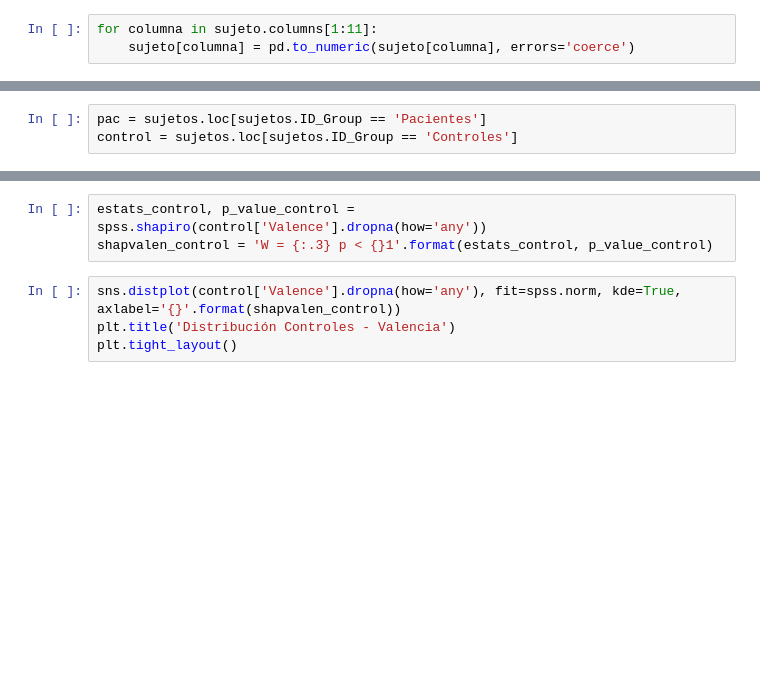
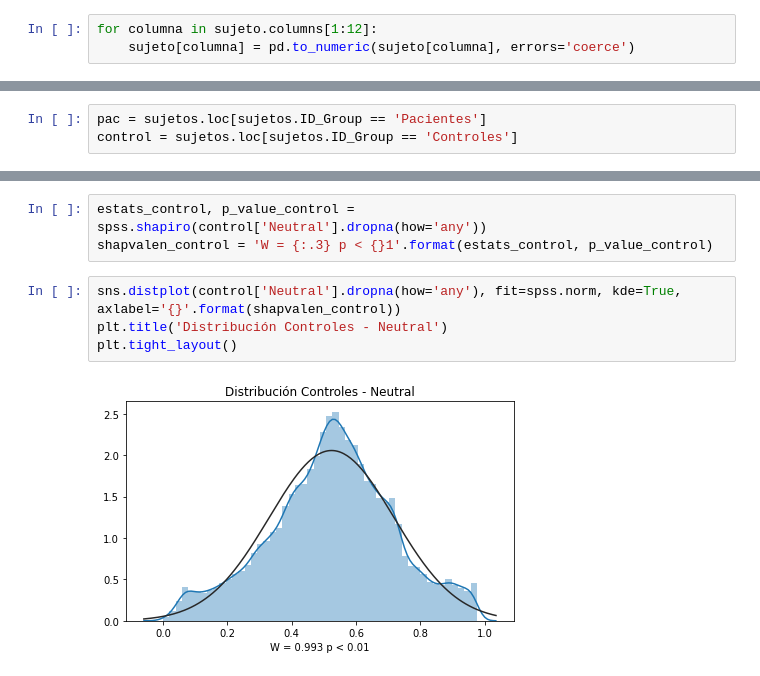
Before and after one commit to Sivlemx/Python-Pandas-DataScience, a Jupyter notebook: Python-Pandas-Clase-2.ipynb, the cells around one changed output, grey strips where cells are left out. Cells and saved outputs as stored; diff of their text form; blank space fills up the shorter version.

```diff
--- a/Python-Pandas-Clase-2.ipynb
+++ b/Python-Pandas-Clase-2.ipynb
@@ -1034,5 +1264,5 @@ ejemplo2.info()
 # %%
-for columna in sujeto.columns[1:11]:
+for columna in sujeto.columns[1:12]:
     sujeto[columna] = pd.to_numeric(sujeto[columna], errors='coerce')
 # %%
 sujeto.head()
@@ -1152,7 +1606,9 @@ plt.tight_layout()
 # %%
-estats_control, p_value_control = spss.shapiro(control['Valence'].dropna(how='any'))
+estats_control, p_value_control = spss.shapiro(control['Neutral'].dropna(how='any'))
 shapvalen_control = 'W = {:.3} p < {}1'.format(estats_control, p_value_control)
 # %%
-sns.distplot(control['Valence'].dropna(how='any'), fit=spss.norm, kde=True, axlabel='{}'.format(shapvalen_control))
-plt.title('Distribución Controles - Valencia')
+sns.distplot(control['Neutral'].dropna(how='any'), fit=spss.norm, kde=True, axlabel='{}'.format(shapvalen_control))
+plt.title('Distribución Controles - Neutral')
 plt.tight_layout()
+# %% [output]
+[figure, added]
```
Also changed, not shown: parts of 66 cells of this notebook.
